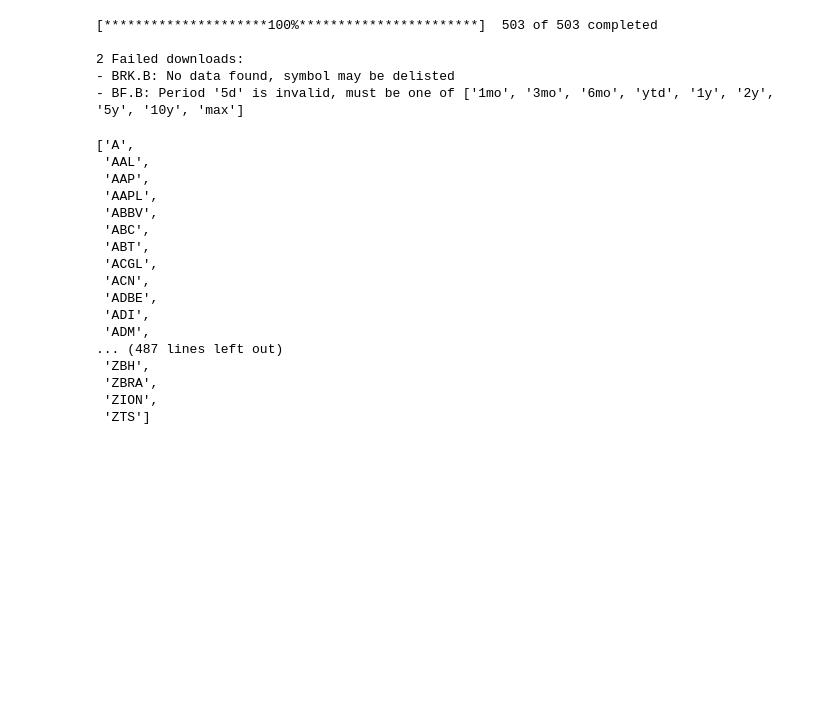
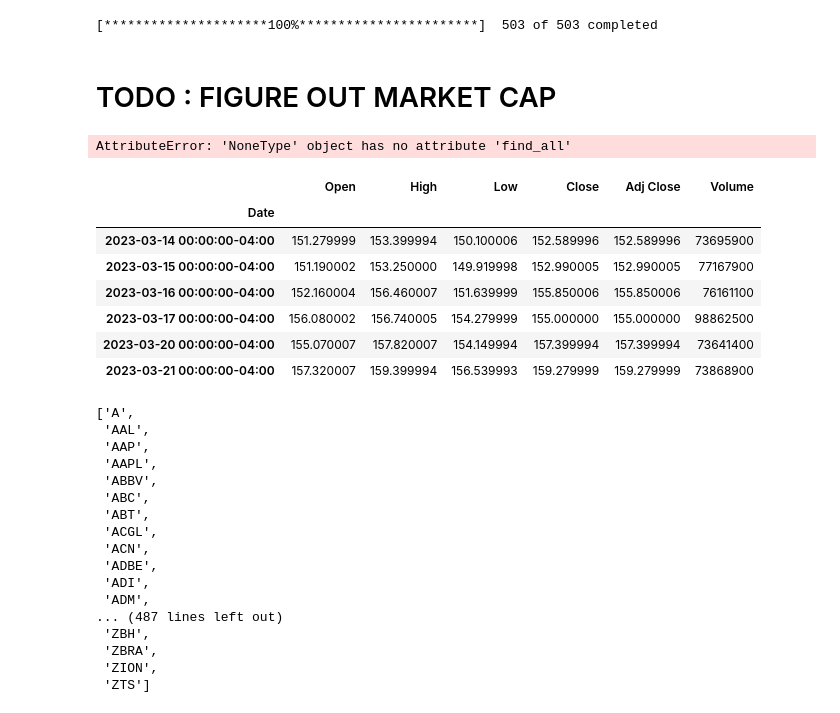
Before and after one commit to VedanshiShah7/Machine-Learning-In-Finance, a Jupyter notebook: Project 4/mini-project-4.ipynb, the cells around one changed output. Cells and saved outputs as stored; diff of their text form; code cells hidden in the pictures; blank space fills up the shorter version.

```diff
--- a/Project 4/mini-project-4.ipynb
+++ b/Project 4/mini-project-4.ipynb
@@ -6,12 +15,53 @@ import yfinance as yf
 # get current tickers
 sp500_tickers = pd.read_html('https://en.wikipedia.org/wiki/List_of_S%26P_500_companies')[0]['Symbol'].tolist()
 
+# edit brk.b to brkb
+sp500_tickers[sp500_tickers.index('BRK.B')] = 'BRK-B'
+sp500_tickers[sp500_tickers.index('BF.B')] = 'BF-B'
+
 # Download stock data for each symbol
-sp500_data = yf.download(sp500_tickers, period='5d', interval='1d', group_by='ticker')
+sp500_data = yf.download(sp500_tickers, period='6d', interval='1d', group_by='ticker')
 # %% [output]
 [*********************100%***********************]  503 of 503 completed
-
-2 Failed downloads:
-- BRK.B: No data found, symbol may be delisted
-- BF.B: Period '5d' is invalid, must be one of ['1mo', '3mo', '6mo', 'ytd', '1y', '2y', '5y', '10y', 'max']
+# %% [markdown]
+# TODO : FIGURE OUT MARKET CAP
+# %%
+import requests
+from bs4 import BeautifulSoup
+
+# Define the URL to the S&P 500 page on Yahoo Finance
+url = 'https://finance.yahoo.com/quote/%5EGSPC/components?p=%5EGSPC'
+
+# Use requests to get the HTML content of the page
+response = requests.get(url)
+
+# Use BeautifulSoup to parse the HTML content
+soup = BeautifulSoup(response.content, 'html.parser')
+
+# Find the table containing the S&P 500 components
+table = soup.find('table', attrs={'class': 'W(100%)'})
+
+# Find all the rows in the table
+rows = table.find_all('tr')
+
+# Loop through each row and extract the ticker symbol and market cap
+for row in rows[1:]:
+    cells = row.find_all('td')
+    ticker = cells[0].text.strip()
+    market_cap = cells[6].text.strip()
+    print(ticker, market_cap)
+# %% [output]
+AttributeError: 'NoneType' object has no attribute 'find_all'
+# %%
+# get s&p for appl
+sp500_data['AAPL']
+# %% [output]
+|  | Open | High | Low | Close | Adj Close | Volume |
+| Date |  |  |  |  |  |  |
+| 2023-03-14 00:00:00-04:00 | 151.279999 | 153.399994 | 150.100006 | 152.589996 | 152.589996 | 73695900 |
+| 2023-03-15 00:00:00-04:00 | 151.190002 | 153.250000 | 149.919998 | 152.990005 | 152.990005 | 77167900 |
+| 2023-03-16 00:00:00-04:00 | 152.160004 | 156.460007 | 151.639999 | 155.850006 | 155.850006 | 76161100 |
+| 2023-03-17 00:00:00-04:00 | 156.080002 | 156.740005 | 154.279999 | 155.000000 | 155.000000 | 98862500 |
+| 2023-03-20 00:00:00-04:00 | 155.070007 | 157.820007 | 154.149994 | 157.399994 | 157.399994 | 73641400 |
+| 2023-03-21 00:00:00-04:00 | 157.320007 | 159.399994 | 156.539993 | 159.279999 | 159.279999 | 73868900 |
 # %%
```
Also changed, not shown: parts of 16 cells of this notebook, 2 other files.
